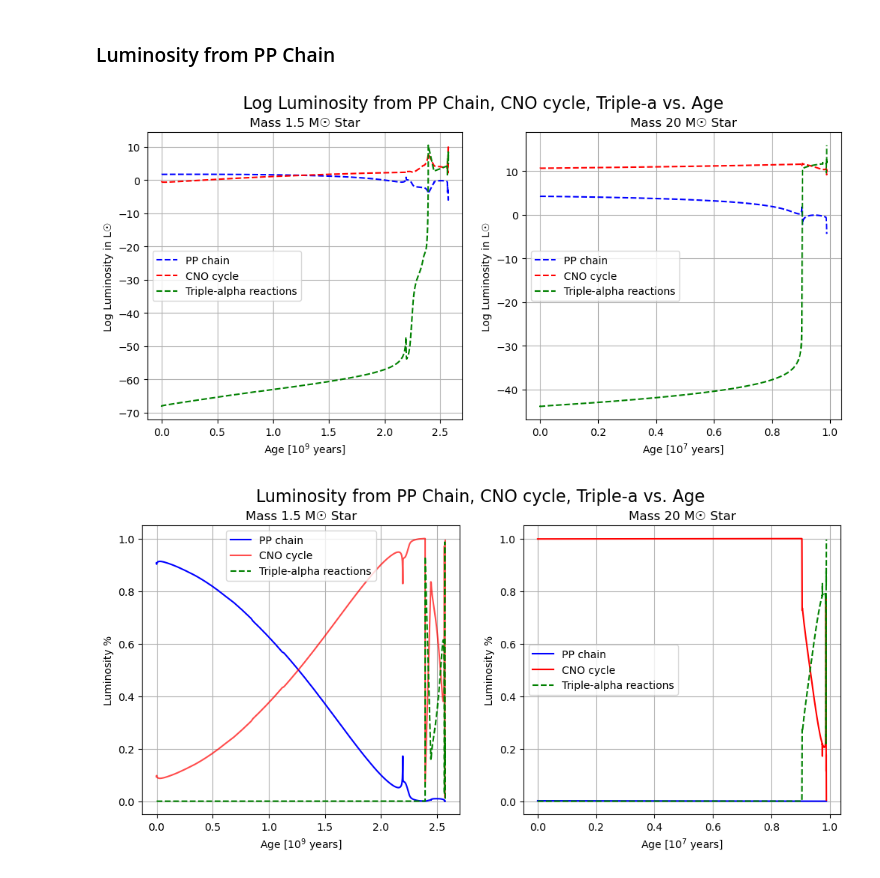
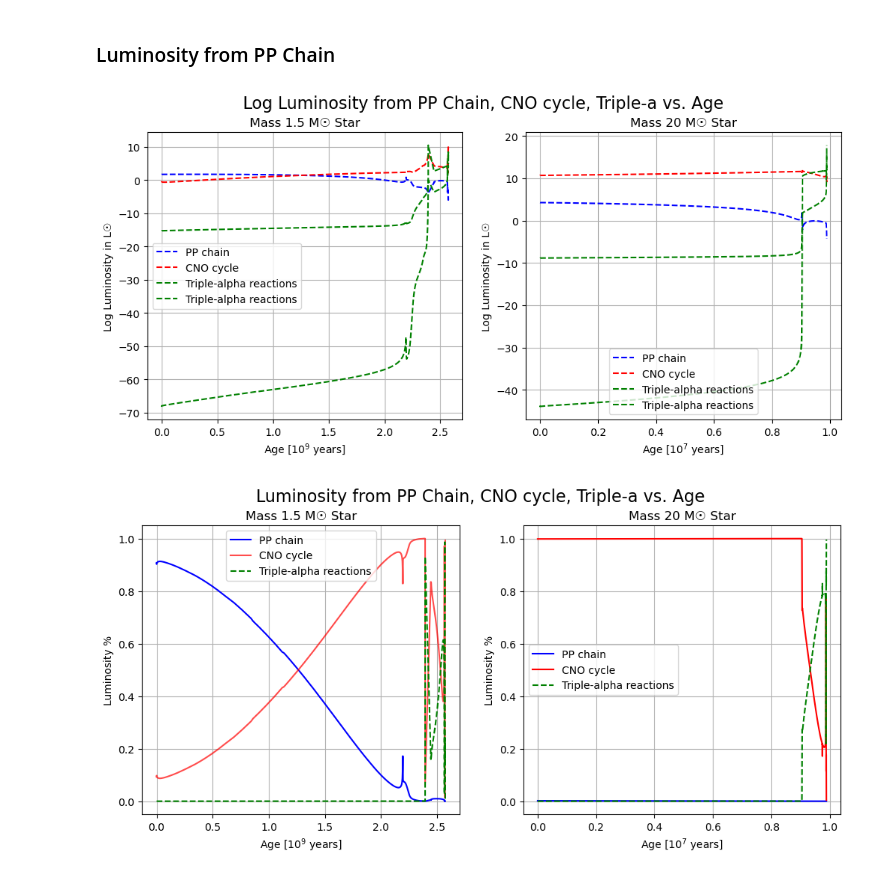
Before and after one commit to pathakis/Modelling-the-Lives-of-Stars, a Jupyter notebook: Task_3_3.ipynb, the cells around one changed output. Cells and saved outputs as stored; diff of their text form; code cells hidden in the pictures.

```diff
--- a/Task_3_3.ipynb
+++ b/Task_3_3.ipynb
@@ -37,6 +41,6 @@ col_names = ['Step number',
 # %%
-data_1_5 = pd.read_fwf('Data1_5/Data0_01/summary_SI.txt', names=col_names, index_col=0)
-data_20 = pd.read_fwf('Data20/Data0_01/summary_SI.txt', names=col_names, index_col=0)
+data_1_5 = pd.read_fwf('Modelling-the-Lives-of-Stars/Data1_5/Data0_01/summary_SI.txt', names=col_names, index_col=0)
+data_20 = pd.read_fwf('Modelling-the-Lives-of-Stars/Data20/Data0_01/summary_SI.txt', names=col_names, index_col=0)
 # %%
 data_20.describe()
 # %% [output]
@@ -57,31 +61,35 @@ data_20.describe()
 # %%
 fig, ax = plt.subplots(1, 2, figsize=(12, 5))
 
 ax[0].plot(data_1_5['Age (years)']/1e9, np.log(data_1_5['Luminosity from PP chain (L0)']), linestyle='--', c='b', label='PP chain')
 ax[0].plot(data_1_5['Age (years)']/1e9, np.log(data_1_5['Luminosity from CNO cycle (L0)']), linestyle='--', c='r', label='CNO cycle')
 ax[0].plot(data_1_5['Age (years)']/1e9, np.log(data_1_5['Luminosity from triple-alpha reactions (L0)']), linestyle='--', c='g', label='Triple-alpha reactions')
+ax[0].plot(data_1_5['Age (years)']/1e9, np.log(data_1_5['Luminosity of neutrino losses (L0)']), linestyle='--', c='g', label='Triple-alpha reactions')
 ax[1].plot(data_20['Age (years)']/1e7, np.log(data_20['Luminosity from PP chain (L0)']), linestyle='--', c='b', label='PP chain')
 ax[1].plot(data_20['Age (years)']/1e7, np.log(data_20['Luminosity from CNO cycle (L0)']), linestyle='--', c='r', label='CNO cycle')
 ax[1].plot(data_20['Age (years)']/1e7, np.log(data_20['Luminosity from triple-alpha reactions (L0)']), linestyle='--', c='g', label='Triple-alpha reactions')
+ax[1].plot(data_20['Age (years)']/1e7, np.log(data_20['Luminosity of neutrino losses (L0)']), linestyle='--', c='g', label='Triple-alpha reactions')
+
+
 
 ax[0].set_xlabel('Age [$10^{9}$ years]')
 ax[0].set_ylabel('Log Luminosity in L☉')
 ax[0].set_title('Mass 1.5 M☉ Star')
 ax[1].set_title('Mass 20 M☉ Star')
 fig.suptitle('Log Luminosity from PP Chain, CNO cycle, Triple-a vs. Age', fontsize=16)
 
 ax[1].set_xlabel('Age [$10^{7}$ years]')
 ax[1].set_ylabel('Log Luminosity in L☉')
 ax[0].grid()
 ax[1].grid()
 
 # Add legends
 ax[0].legend()
 ax[1].legend()
 
 plt.show()
 # %% [output]
-[figure, old version]
+[figure, new version]
 # %%
 fig, ax = plt.subplots(1, 2, figsize=(12, 5))
 total_lumen_1_5 = data_1_5['Luminosity from PP chain (L0)'] + data_1_5['Luminosity from CNO cycle (L0)'] + data_1_5['Luminosity from triple-alpha reactions (L0)']
```
Also changed, not shown: parts of 7 cells of this notebook.
